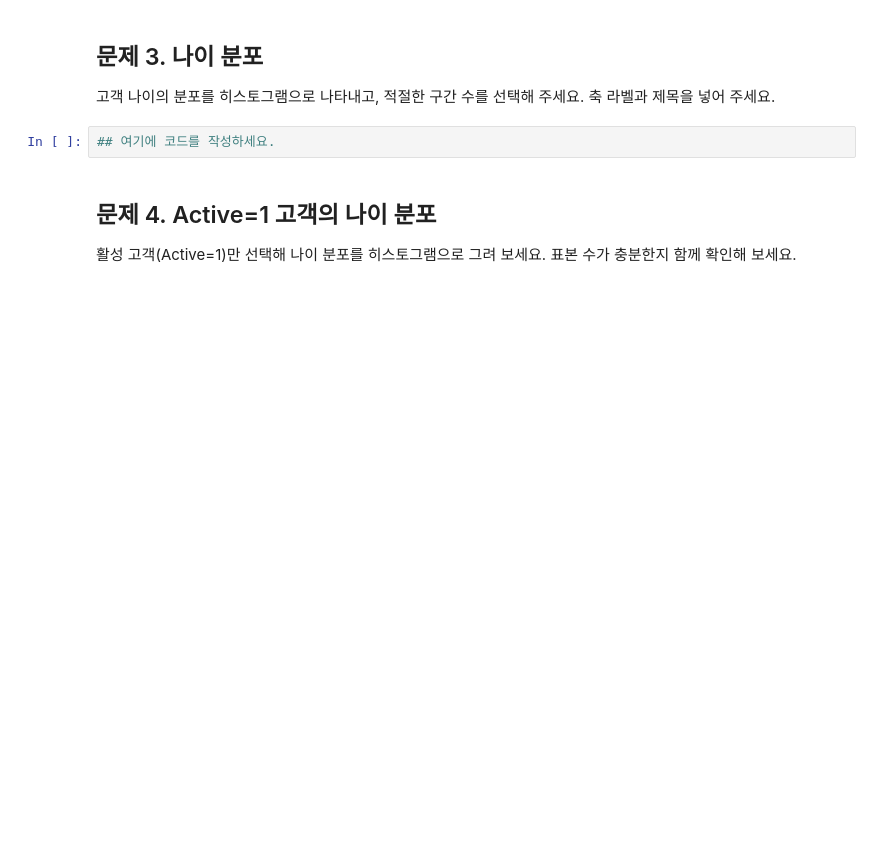
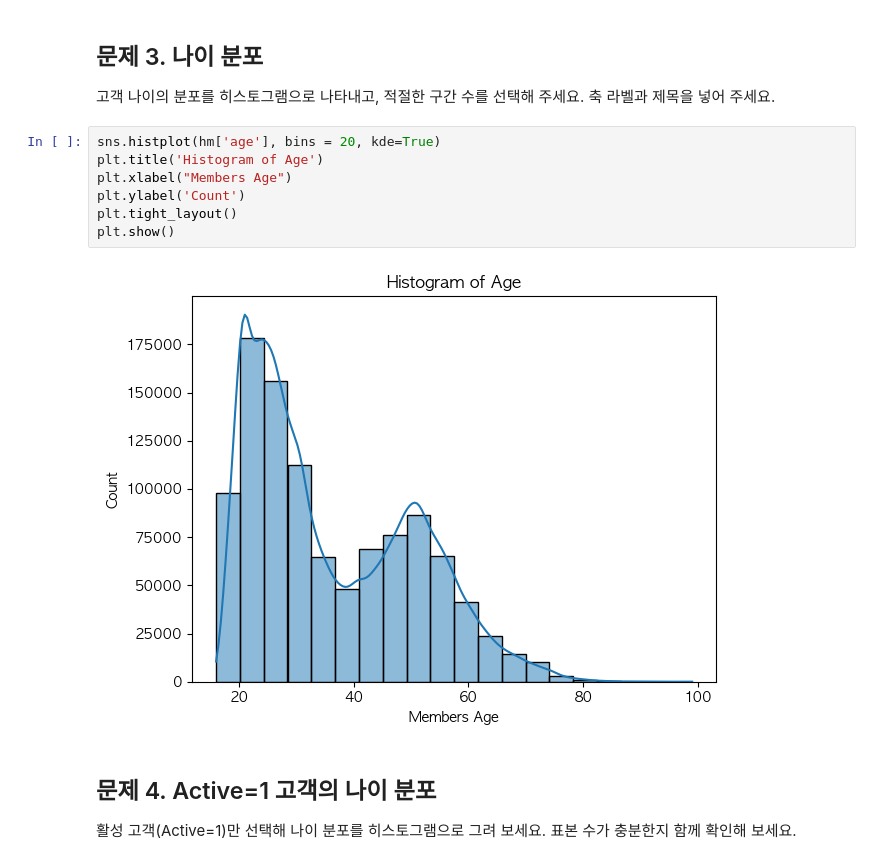
Before and after one commit to Magpie-Jo/Sparta, a Jupyter notebook: Camp/Pandas/pd_Basic 세션 미니 과제/4회차 미니과제/h&m 문제(판다스+시각화).ipynb, the cells around one changed output. Cells and saved outputs as stored; diff of their text form; blank space fills up the shorter version.

```diff
--- a/Camp/Pandas/pd_Basic 세션 미니 과제/4회차 미니과제/h&m 문제(판다스+시각화).ipynb
+++ b/Camp/Pandas/pd_Basic 세션 미니 과제/4회차 미니과제/h&m 문제(판다스+시각화).ipynb
@@ -30,7 +59,14 @@ hm.head()
 ## 문제 3. 나이 분포
 고객 나이의 분포를 히스토그램으로 나타내고, 적절한 구간 수를 선택해 주세요. 축 라벨과 제목을 넣어 주세요.
 # %%
-## 여기에 코드를 작성하세요.
+sns.histplot(hm['age'], bins = 20, kde=True)
+plt.title('Histogram of Age')
+plt.xlabel("Members Age")
+plt.ylabel('Count')
+plt.tight_layout()
+plt.show()
+# %% [output]
+[figure, added]
 # %% [markdown]
 ## 문제 4. Active=1 고객의 나이 분포
 활성 고객(Active=1)만 선택해 나이 분포를 히스토그램으로 그려 보세요. 표본 수가 충분한지 함께 확인해 보세요.
```
Also changed, not shown: parts of 13 cells of this notebook, 1 other file.
